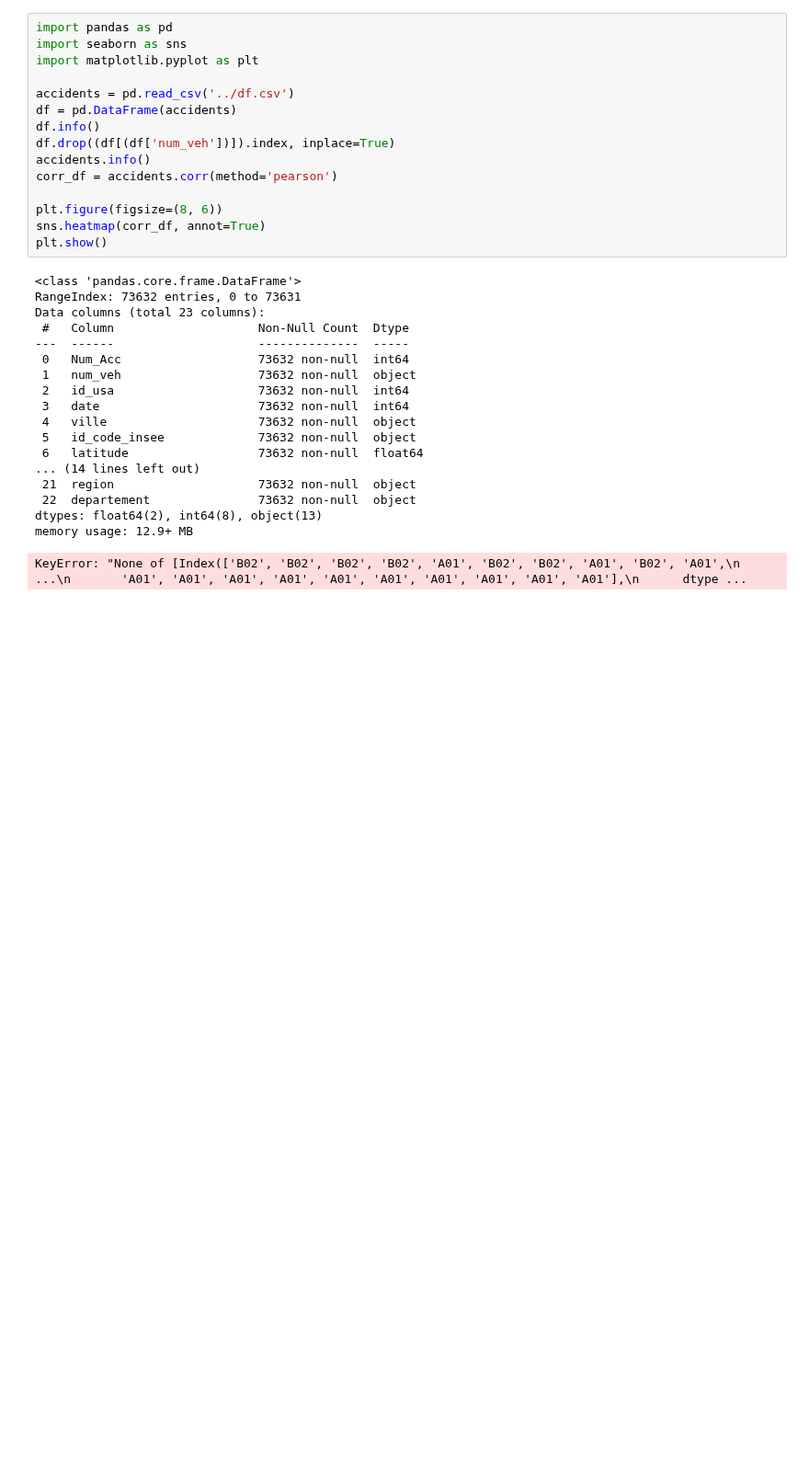
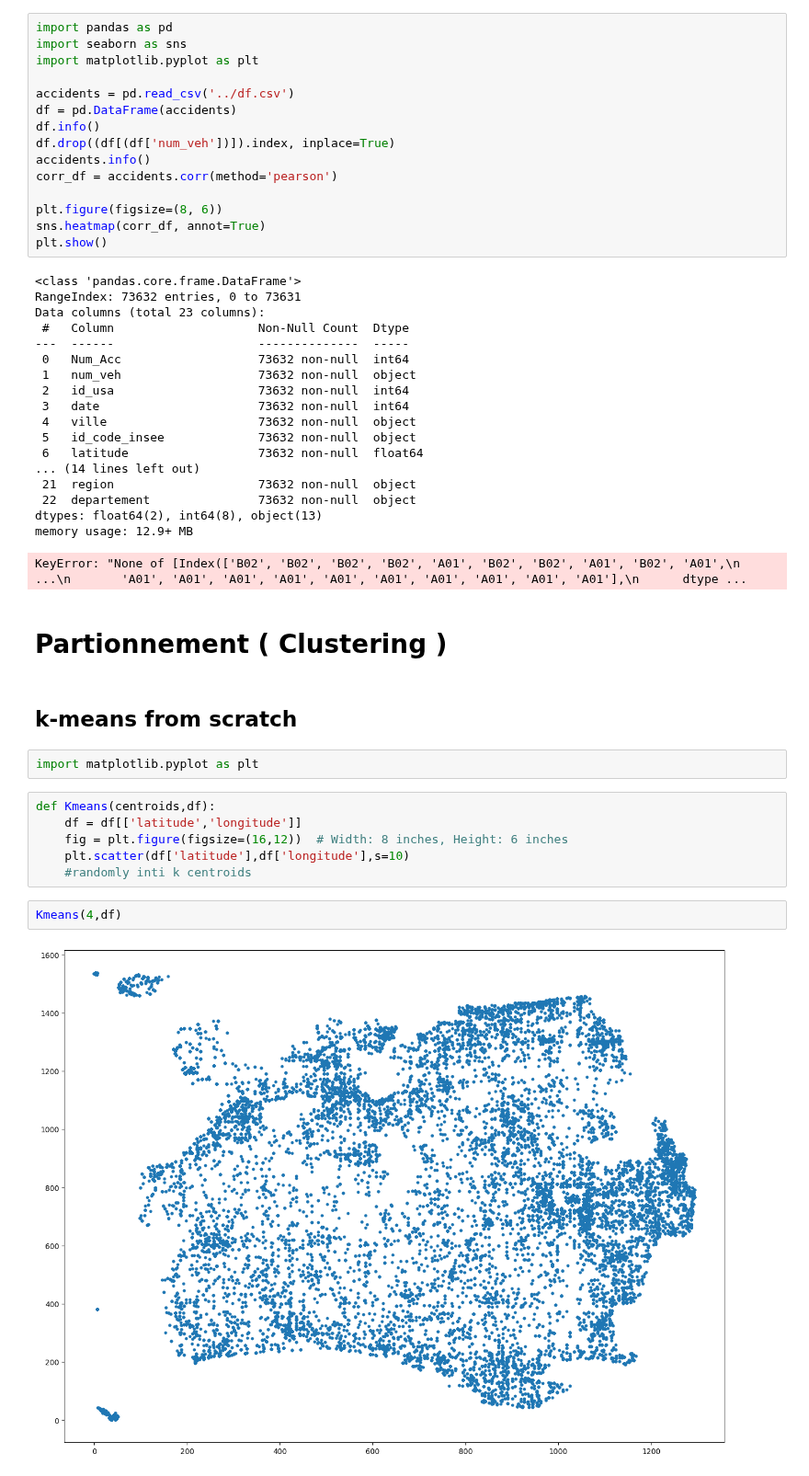
Before and after one commit to Epwo/ProjetA3-23, a Jupyter notebook: IA/non supervisé/non-supervise.ipynb, the cells around one changed output. Shown at 92% size. Drawn from its saved outputs; the diff is of its cells as text; blank space fills up the shorter version.

Commit message:
start kmeans

```diff
--- a/IA/non supervisé/non-supervise.ipynb
+++ b/IA/non supervisé/non-supervise.ipynb
@@ -94,3 +94,19 @@ Data columns (total 23 columns):
 dtypes: float64(2), int64(8), object(13)
 memory usage: 12.9+ MB
 KeyError: "None of [Index(['B02', 'B02', 'B02', 'B02', 'A01', 'B02', 'B02', 'A01', 'B02', 'A01',\n       ...\n       'A01', 'A01', 'A01', 'A01', 'A01', 'A01', 'A01', 'A01', 'A01', 'A01'],\n      dtype ...
+# %% [markdown]
+# Partionnement ( Clustering )
+# %% [markdown]
+## k-means from scratch
+# %%
+import matplotlib.pyplot as plt
+# %%
+def Kmeans(centroids,df):
+    df = df[['latitude','longitude']]
+    fig = plt.figure(figsize=(16,12))  # Width: 8 inches, Height: 6 inches
+    plt.scatter(df['latitude'],df['longitude'],s=10)
+    #randomly inti k centroids
+# %%
+Kmeans(4,df)
+# %% [output]
+[figure, added]
```
